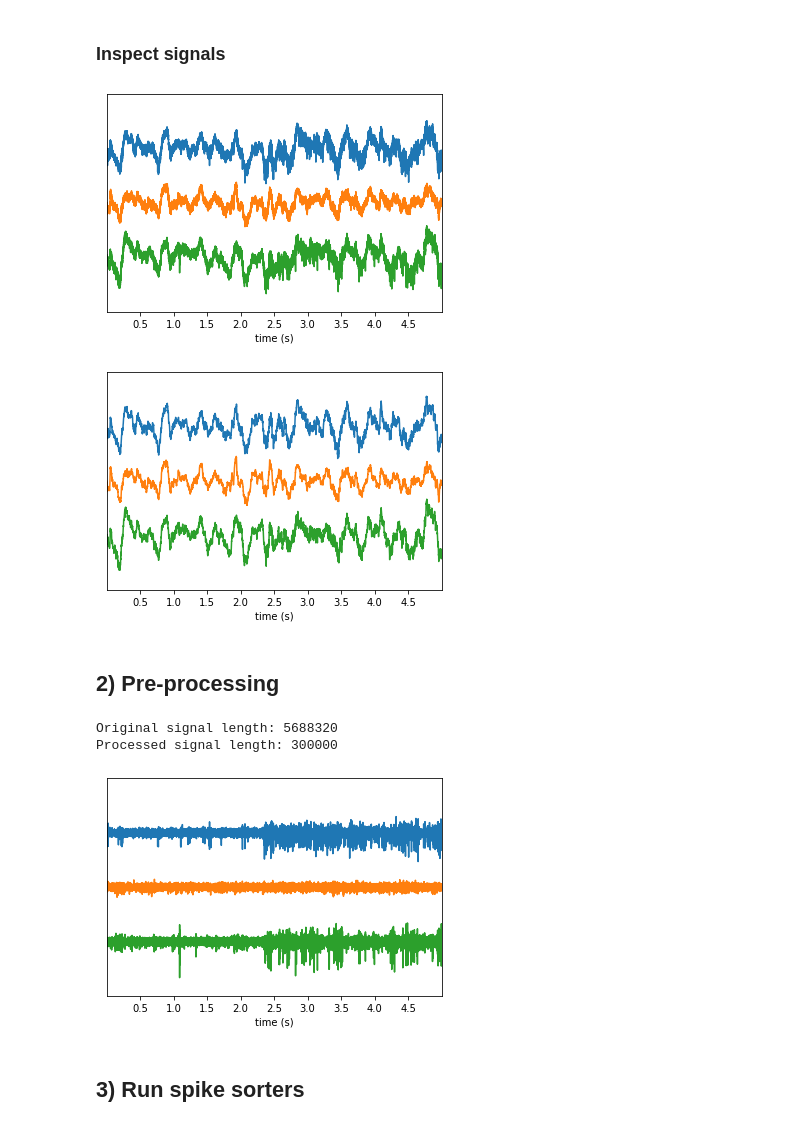
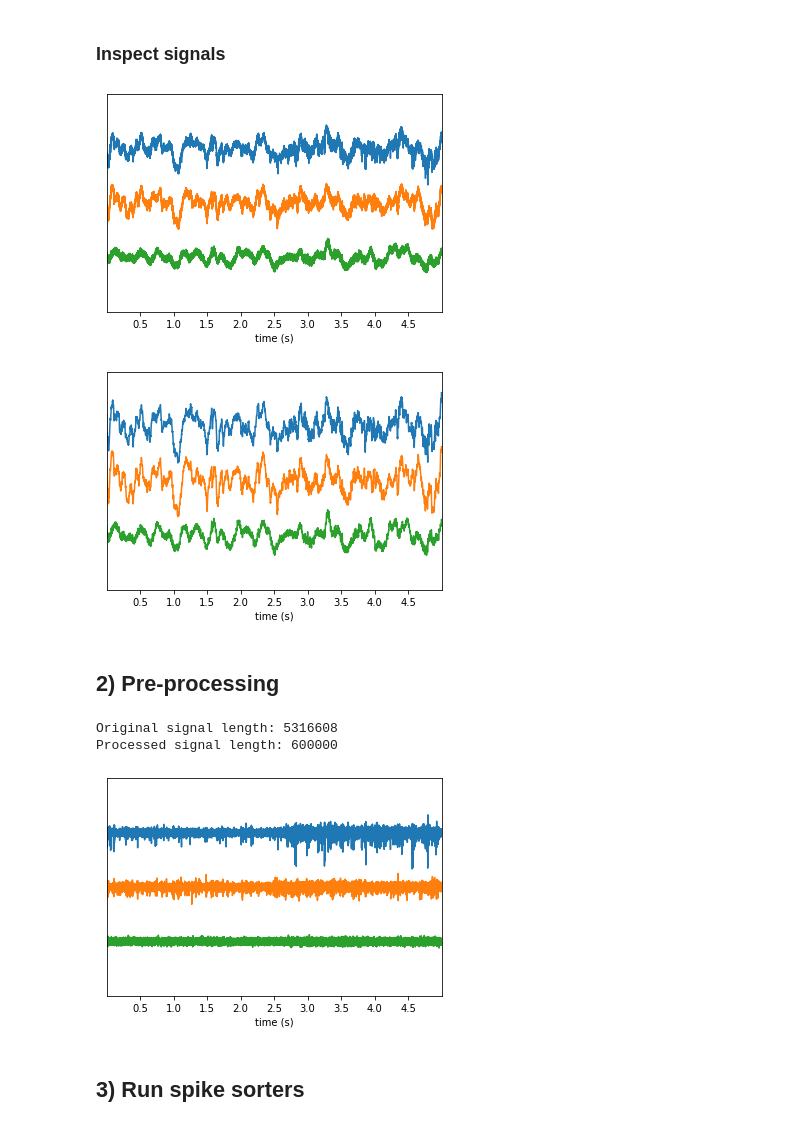
Before and after one commit to catalystneuro/movshon-lab-to-nwb, a Jupyter notebook: tutorials/openephys_spikeinterface_pipeline.ipynb, the cells around one changed output. Cells and saved outputs as stored; diff of their text form; code cells hidden in the pictures.

```diff
--- a/tutorials/openephys_spikeinterface_pipeline.ipynb
+++ b/tutorials/openephys_spikeinterface_pipeline.ipynb
@@ -22,6 +22,7 @@ import spikewidgets as sw
 # %%
 # Data files directory
 dir_path = Path('/home/luiz/storage/taufferconsulting/client_ben/project_movshon/movshon_data/oephys')
+dir_path = Path('/home/luiz/storage/taufferconsulting/client_ben/project_movshon/movshon_data/expo/exampledata/expo_openephys/m666l3#7/openephys')
 
 # Spikeinterface directory
 dir_spikeinterface = dir_path / "spikeinterface"
@@ -64,11 +65,11 @@ Sampling frequency LF: 1000.0
 # %%
 w_ts_raw = sw.plot_timeseries(recording, trange=[0, 5], channel_ids=[1, 2, 3])
 # %% [output]
-[figure, old version]
+[figure, new version]
 # %%
 w_ts_lf = sw.plot_timeseries(recording_lfp, trange=[0, 5], channel_ids=[1, 2, 3])
 # %% [output]
-[figure, old version]
+[figure, new version]
 # %% [markdown]
 ## 2) Pre-processing
 # %%
@@ -88,7 +89,7 @@ if apply_cmr:
 
 # Stub recording for fast testing; set to False for running processing pipeline on entire data
 stub_test = True
-nsec_stub = 10
+nsec_stub = 20
 subr_ids = [i + 1 for i in range(10)]
 if stub_test:
     recording_processed = se.SubRecordingExtractor(
@@ -101,12 +102,12 @@ if stub_test:
 print(f"Original signal length: {recording.get_num_frames()}")
 print(f"Processed signal length: {recording_processed.get_num_frames()}")
 # %% [output]
-Original signal length: 5688320
-Processed signal length: 300000
+Original signal length: 5316608
+Processed signal length: 600000
 # %%
-w_ts_raw = sw.plot_timeseries(recording_processed, trange=[0, 5], channel_ids=[1, 2, 3])
+w_ts_processed = sw.plot_timeseries(recording_processed, trange=[0, 5], channel_ids=[1, 2, 3])
 # %% [output]
-[figure, old version]
+[figure, new version]
 # %% [markdown]
 ## 3) Run spike sorters
 # %%
```
Also changed, not shown: parts of 8 cells of this notebook, 3 other files.
